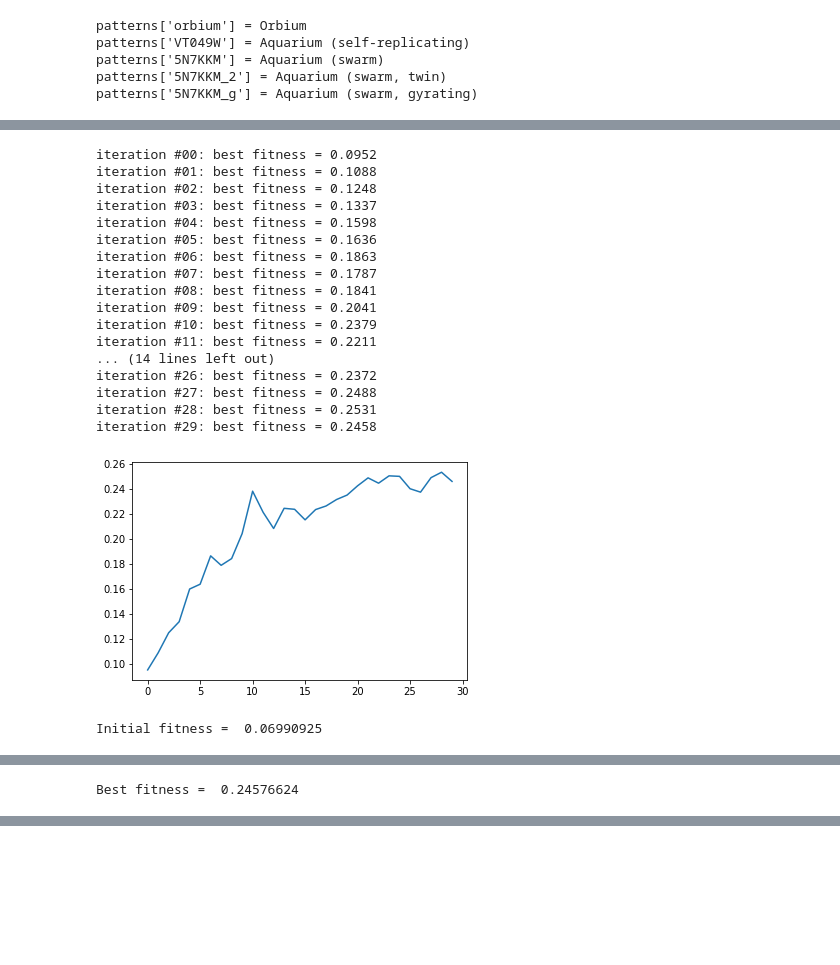
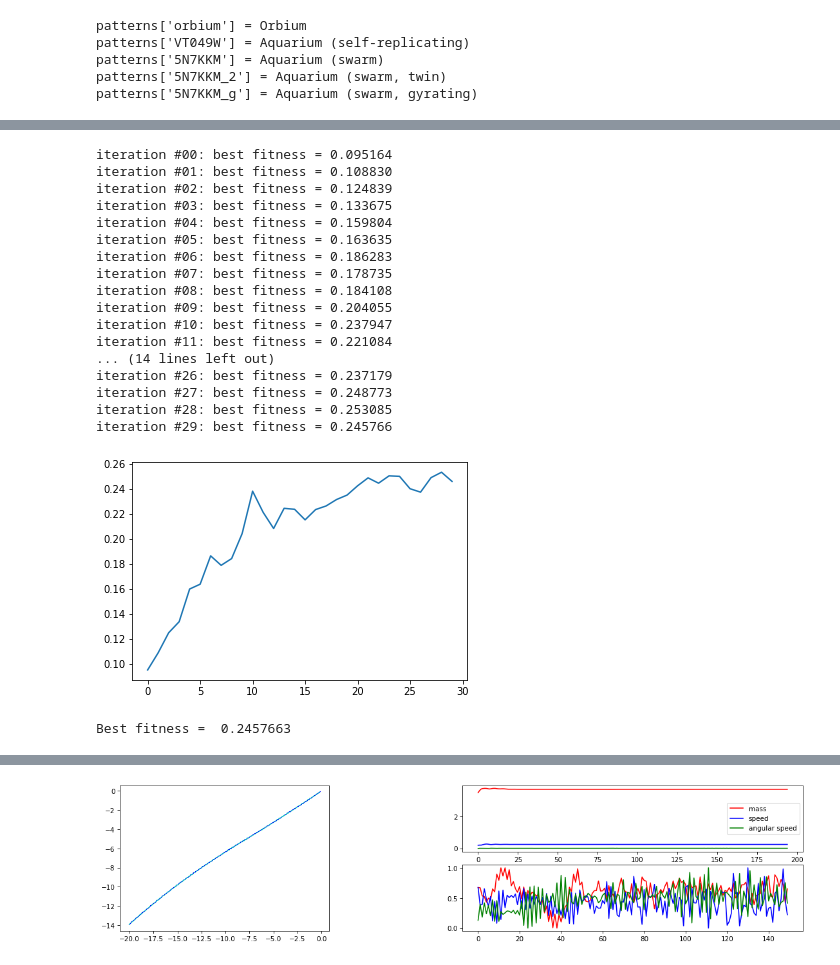
Before and after one commit to google/evojax, a Jupyter notebook: examples/notebooks/LeniaEvoJAX.ipynb, the cells around one changed output, grey strips where cells are left out. Saved outputs shown, nothing was run; the diff lists cells and outputs as text; code cells hidden in the pictures; blank space fills up the shorter version.

```diff
--- a/examples/notebooks/LeniaEvoJAX.ipynb
+++ b/examples/notebooks/LeniaEvoJAX.ipynb
@@ -434,53 +516,49 @@ solver = evojax.algo.CMA_ES_JAX(
     init_stdev=0.01,
 )
 
-fitness_series = []
-frames_series = []
+fitness_list = []
+series_list = []
 for iter in range(n_iteration):
-  genes = solver.ask()  # (pop, gene)
-  fitnesses = evaluate_batch(genes)  # (pop)
-  solver.tell(fitnesses)
+  gene_batch = solver.ask()  # (pop, gene)
+  fitness_batch = evaluate_batch(gene_batch)  # (pop)
+  solver.tell(fitness_batch)
 
-  if iter % n_interval == 0 or iter == n_iteration:
+  if iter % n_iter_interval == 0 or iter == n_iteration:
     best_gene = solver.best_params  # (gene)
     best_fitness = evaluate(best_gene)
-    print(f"iteration #{iter:02d}: best fitness = {best_fitness:0.4f}")
-    fitness_series.append(best_fitness)
-    accum, fitness = simulate(best_gene)
-    frames_series.append(accum.world)
+    print(f"iteration #{iter:02d}: best fitness = {best_fitness:0.6f}")
+    fitness_list.append(best_fitness)
+    fitness, series = simulate(best_gene)
+    # series_list.append(series.world)  # run this if want to show all results
 # %% [output]
-iteration #00: best fitness = 0.0952
-iteration #01: best fitness = 0.1088
-iteration #02: best fitness = 0.1248
-iteration #03: best fitness = 0.1337
-iteration #04: best fitness = 0.1598
-iteration #05: best fitness = 0.1636
-iteration #06: best fitness = 0.1863
-iteration #07: best fitness = 0.1787
-iteration #08: best fitness = 0.1841
-iteration #09: best fitness = 0.2041
-iteration #10: best fitness = 0.2379
-iteration #11: best fitness = 0.2211
+iteration #00: best fitness = 0.095164
+iteration #01: best fitness = 0.108830
+iteration #02: best fitness = 0.124839
+iteration #03: best fitness = 0.133675
+iteration #04: best fitness = 0.159804
+iteration #05: best fitness = 0.163635
+iteration #06: best fitness = 0.186283
+iteration #07: best fitness = 0.178735
+iteration #08: best fitness = 0.184108
+iteration #09: best fitness = 0.204055
+iteration #10: best fitness = 0.237947
+iteration #11: best fitness = 0.221084
 ... (14 lines left out)
-iteration #26: best fitness = 0.2372
-iteration #27: best fitness = 0.2488
-iteration #28: best fitness = 0.2531
-iteration #29: best fitness = 0.2458
+iteration #26: best fitness = 0.237179
+iteration #27: best fitness = 0.248773
+iteration #28: best fitness = 0.253085
+iteration #29: best fitness = 0.245766
 # %%
 #@title Progress chart and best result
 
-plt.plot(fitness_series)
+plt.plot(fitness_list)
 plt.show()
 
-init_accum, init_fitness = simulate(init_gene)
-print("Initial fitness = ", init_fitness)
-display_video(init_accum.world[-100:], step=1, title=f"fitness={init_fitness:0.4f}")
-
-best_accum, best_fitness = simulate(best_gene)
-print("Best fitness = ", best_fitness)
-display_video(best_accum.world[-100:], step=1, title=f"fitness={best_fitness:0.4f}")
+fitness, series = simulate(best_gene)
+print("Best fitness = ", fitness)
+display_video(series.world, step=1, title=f"fitness={fitness:0.6f}")
+display_stats(series.stats)
 # %% [output]
 [figure]
-Initial fitness =  0.06990925
+Best fitness =  0.2457663
 [interactive output not drawn]
-Best fitness =  0.24576624
@@ -488 +565,2 @@ Best fitness =  0.24576624
+[figure, added]
 # %%
```
Also changed, not shown: parts of 14 cells of this notebook.
